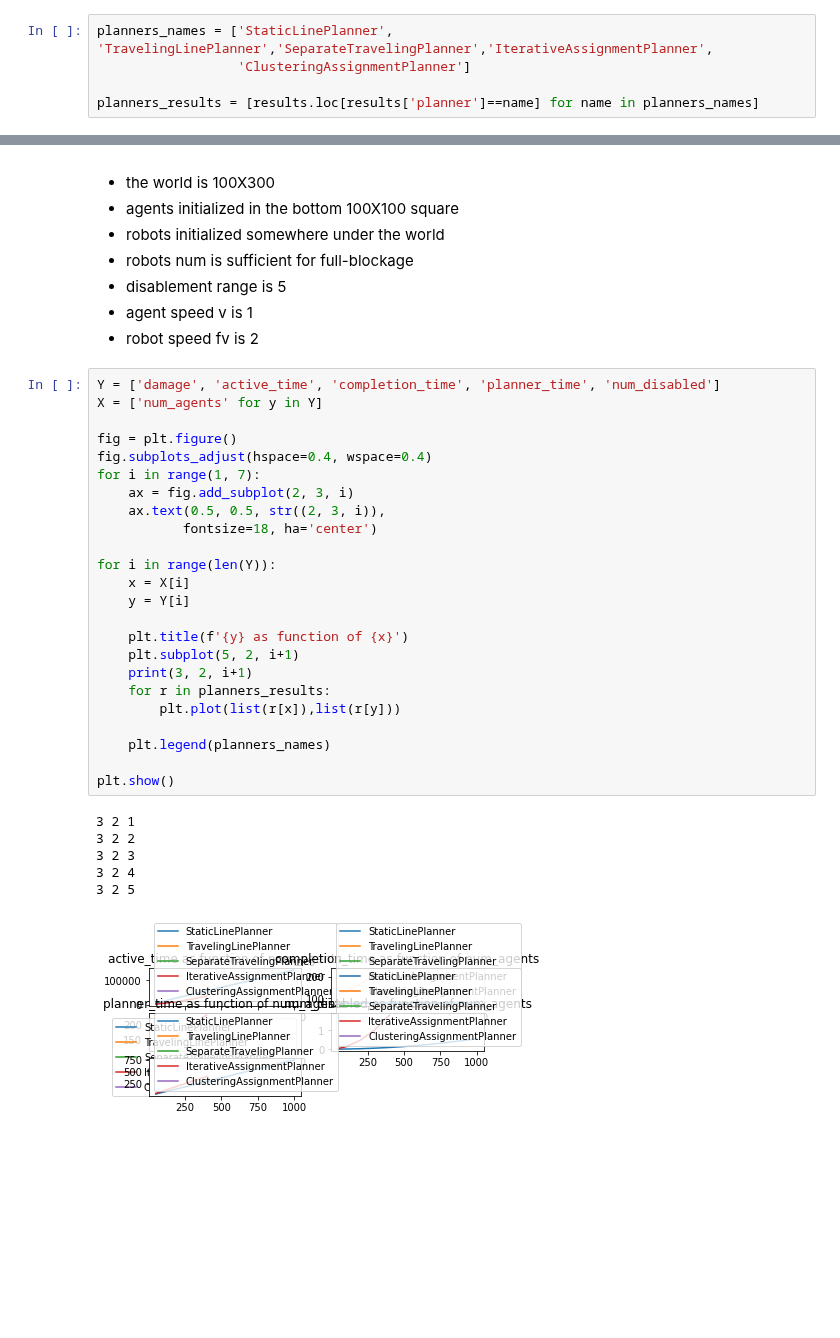
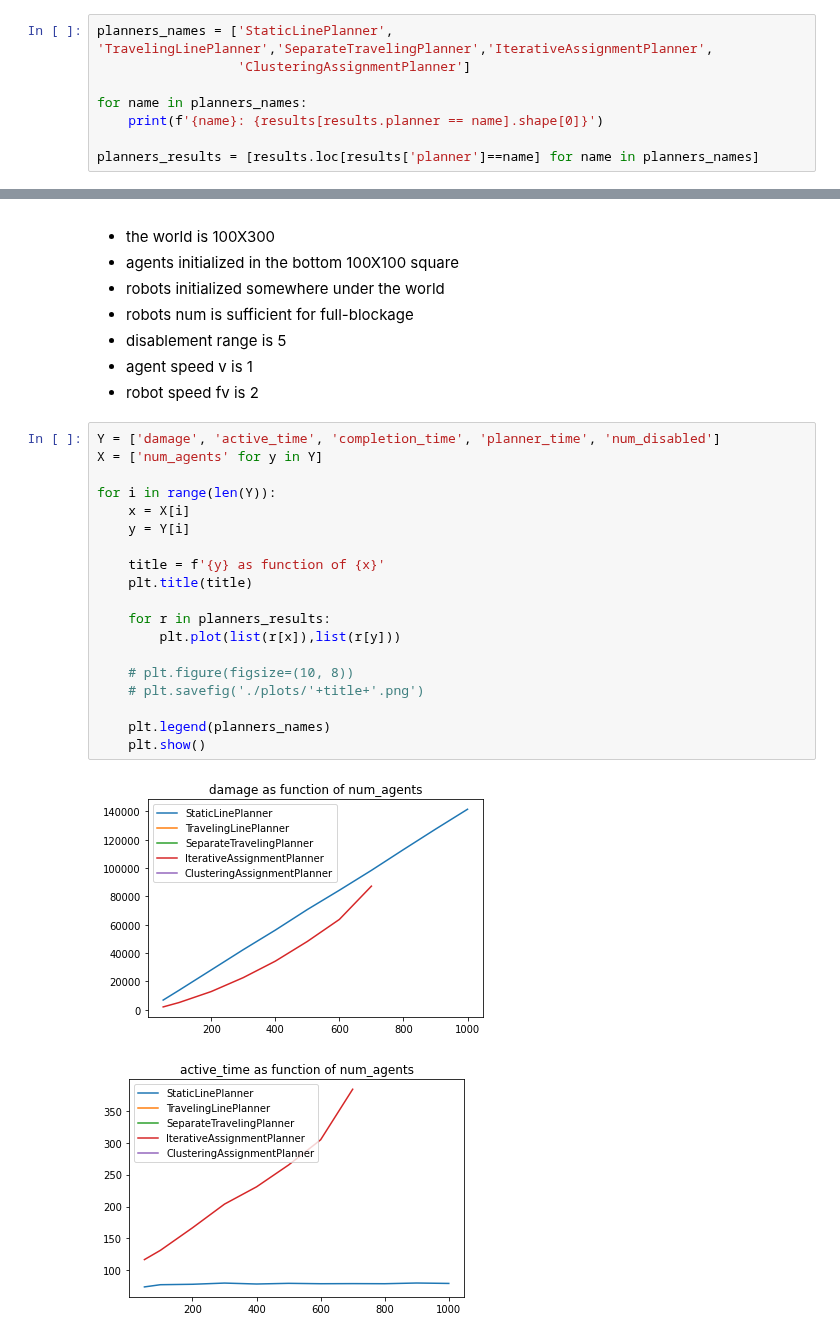
Before and after one commit to Elilgo324/dsd, a Jupyter notebook: experiments/full_blockage/agents.ipynb, the cells around one changed output, grey strips where cells are left out. Saved outputs shown, nothing was run; the diff lists cells and outputs as text; blank space fills up the shorter version.

```diff
--- a/experiments/full_blockage/agents.ipynb
+++ b/experiments/full_blockage/agents.ipynb
@@ -24,4 +31,7 @@ results.head()
 planners_names = ['StaticLinePlanner', 'TravelingLinePlanner','SeparateTravelingPlanner','IterativeAssignmentPlanner',
                   'ClusteringAssignmentPlanner']
 
+for name in planners_names:
+    print(f'{name}: {results[results.planner == name].shape[0]}')
+
 planners_results = [results.loc[results['planner']==name] for name in planners_names]
@@ -38,31 +54,22 @@ planners_results = [results.loc[results['planner']==name] for name in planners_n
 # %%
 Y = ['damage', 'active_time', 'completion_time', 'planner_time', 'num_disabled']
 X = ['num_agents' for y in Y]
-
-fig = plt.figure()
-fig.subplots_adjust(hspace=0.4, wspace=0.4)
-for i in range(1, 7):
-    ax = fig.add_subplot(2, 3, i)
-    ax.text(0.5, 0.5, str((2, 3, i)),
-           fontsize=18, ha='center')
 
 for i in range(len(Y)):
     x = X[i]
     y = Y[i]
 
-    plt.title(f'{y} as function of {x}')
-    plt.subplot(5, 2, i+1)
-    print(3, 2, i+1)
+    title = f'{y} as function of {x}'
+    plt.title(title)
+
     for r in planners_results:
         plt.plot(list(r[x]),list(r[y]))
 
+    # plt.figure(figsize=(10, 8))
+    # plt.savefig('./plots/'+title+'.png')
+
     plt.legend(planners_names)
-
-plt.show()
+    plt.show()
 # %% [output]
-3 2 1
-3 2 2
-3 2 3
-3 2 4
-3 2 5
-[figure, old version]
+[figure, new version]
+[figure, added]
```
Also changed, not shown: parts of 12 cells of this notebook, 5 other files.
